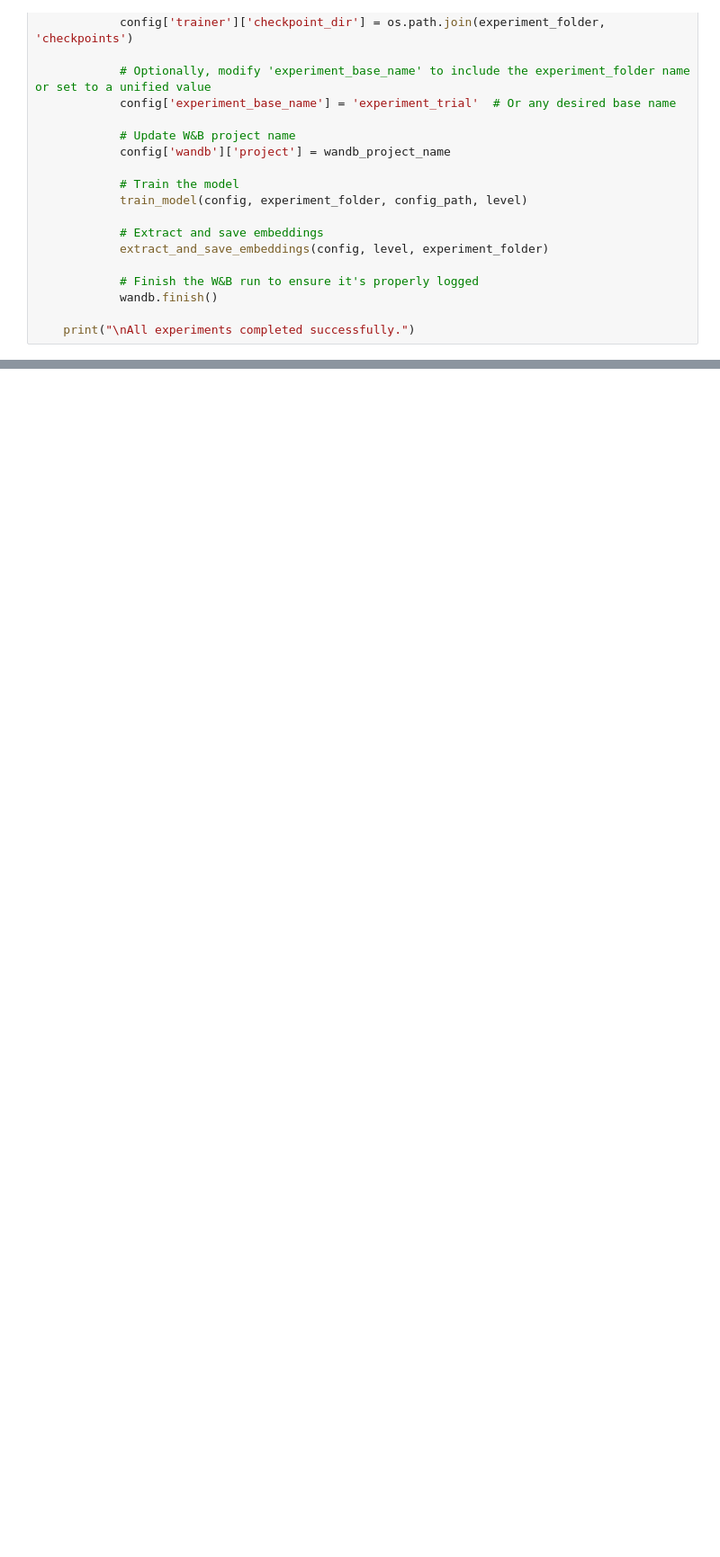
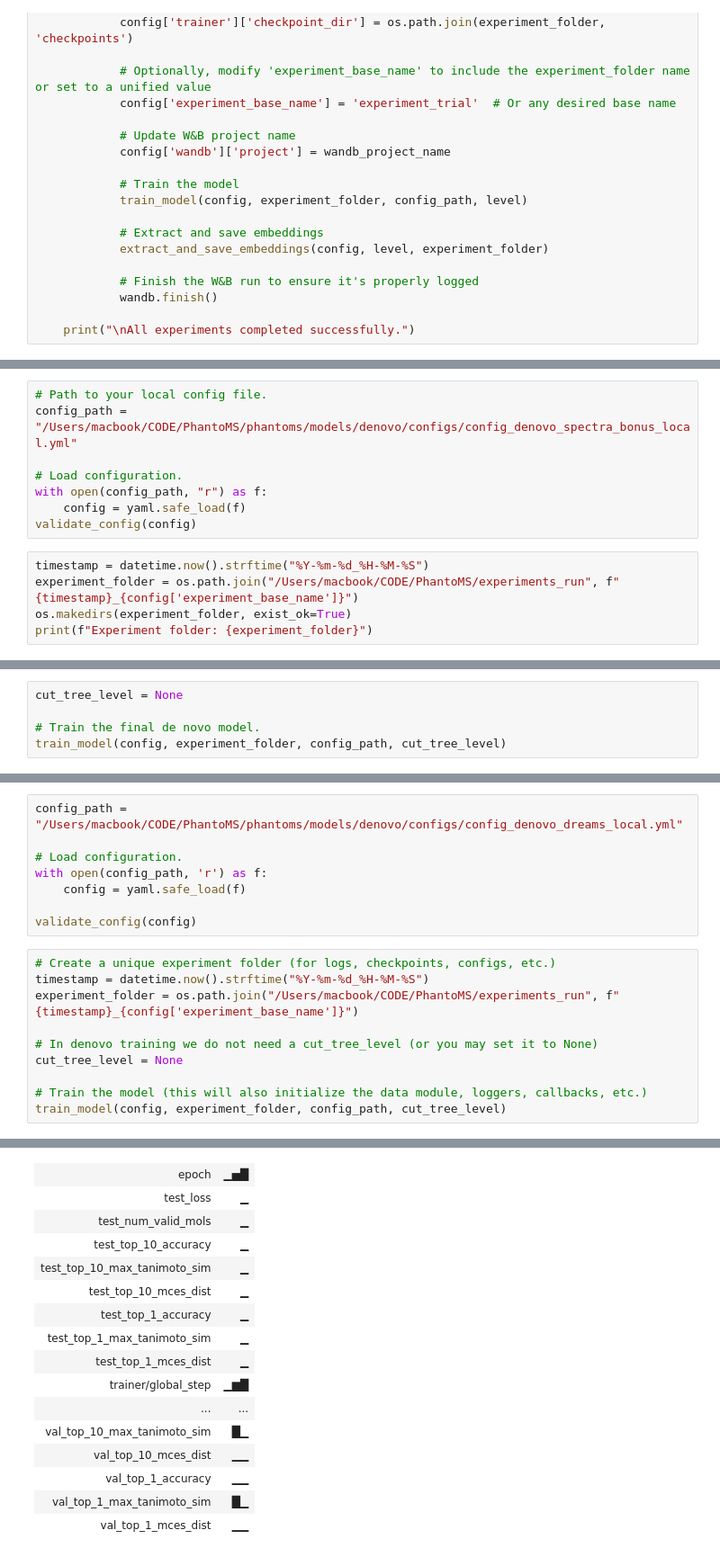
Before and after one commit to Jozefov/PhantoMS, a Jupyter notebook: notebooks/models_run/GATDeNovoTransformer.ipynb, the cells around one changed output, grey strips where cells are left out. Shown at 90% size. Drawn from its saved outputs; the diff is of its cells as text; blank space fills up the shorter version.

```diff
--- a/notebooks/models_run/GATDeNovoTransformer.ipynb
+++ b/notebooks/models_run/GATDeNovoTransformer.ipynb
@@ -378,0 +257,13 @@ Val dataset size: 6
+# %%
+# Path to your local config file.
+config_path = "/Users/macbook/CODE/PhantoMS/phantoms/models/denovo/configs/config_denovo_spectra_bonus_local.yml"
+
+# Load configuration.
+with open(config_path, "r") as f:
+    config = yaml.safe_load(f)
+validate_config(config)
+# %%
+timestamp = datetime.now().strftime("%Y-%m-%d_%H-%M-%S")
+experiment_folder = os.path.join("/Users/macbook/CODE/PhantoMS/experiments_run", f"{timestamp}_{config['experiment_base_name']}")
+os.makedirs(experiment_folder, exist_ok=True)
+print(f"Experiment folder: {experiment_folder}")
@@ -378,0 +272,5 @@ Val dataset size: 6
+# %%
+cut_tree_level = None
+
+# Train the final de novo model.
+train_model(config, experiment_folder, config_path, cut_tree_level)
@@ -378,0 +338,19 @@ Val dataset size: 6
+# %%
+config_path = "/Users/macbook/CODE/PhantoMS/phantoms/models/denovo/configs/config_denovo_dreams_local.yml"
+
+# Load configuration.
+with open(config_path, 'r') as f:
+    config = yaml.safe_load(f)
+
+validate_config(config)
+# %%
+# Create a unique experiment folder (for logs, checkpoints, configs, etc.)
+timestamp = datetime.now().strftime("%Y-%m-%d_%H-%M-%S")
+experiment_folder = os.path.join("/Users/macbook/CODE/PhantoMS/experiments_run", f"{timestamp}_{config['experiment_base_name']}")
+
+# In denovo training we do not need a cut_tree_level (or you may set it to None)
+cut_tree_level = None
+
+# Train the model (this will also initialize the data module, loggers, callbacks, etc.)
+train_model(config, experiment_folder, config_path, cut_tree_level)
+# %% [output]
@@ -378,0 +424,16 @@ Val dataset size: 6
+| epoch | ▁▅█ |
+| test_loss | ▁ |
+| test_num_valid_mols | ▁ |
+| test_top_10_accuracy | ▁ |
+| test_top_10_max_tanimoto_sim | ▁ |
+| test_top_10_mces_dist | ▁ |
+| test_top_1_accuracy | ▁ |
+| test_top_1_max_tanimoto_sim | ▁ |
+| test_top_1_mces_dist | ▁ |
+| trainer/global_step | ▁▆█ |
+| ... | ... |
+| val_top_10_max_tanimoto_sim | █▁ |
+| val_top_10_mces_dist | ▁▁ |
+| val_top_1_accuracy | ▁▁ |
+| val_top_1_max_tanimoto_sim | █▁ |
+| val_top_1_mces_dist | ▁▁ |
```
Also changed, not shown: parts of 23 cells of this notebook, 15 other files.
